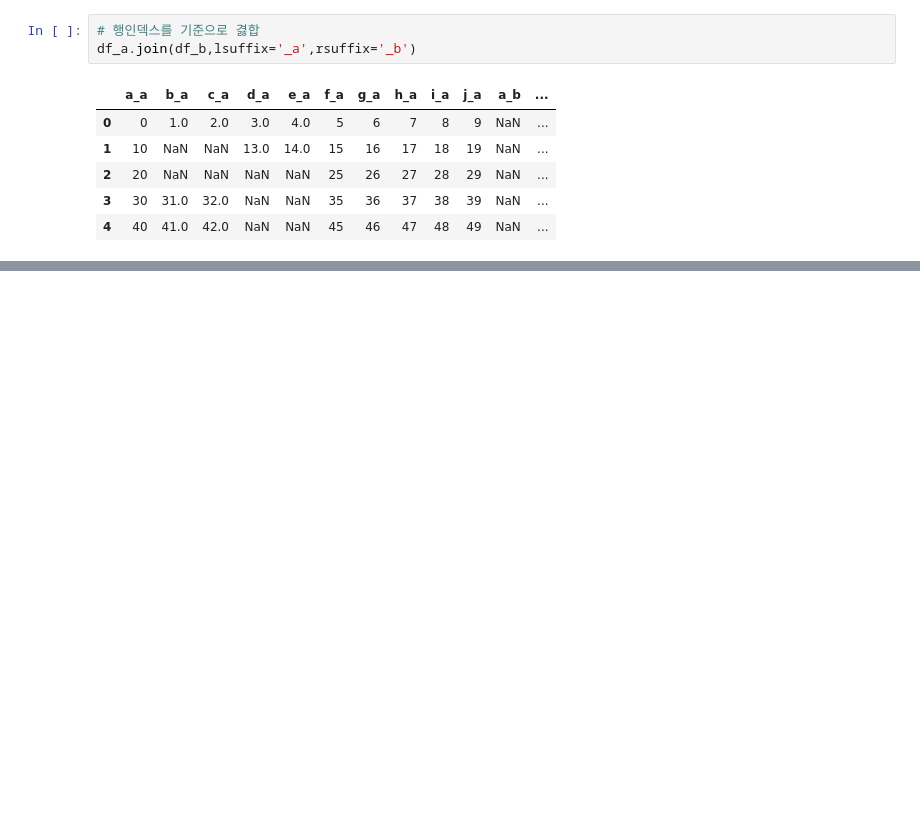
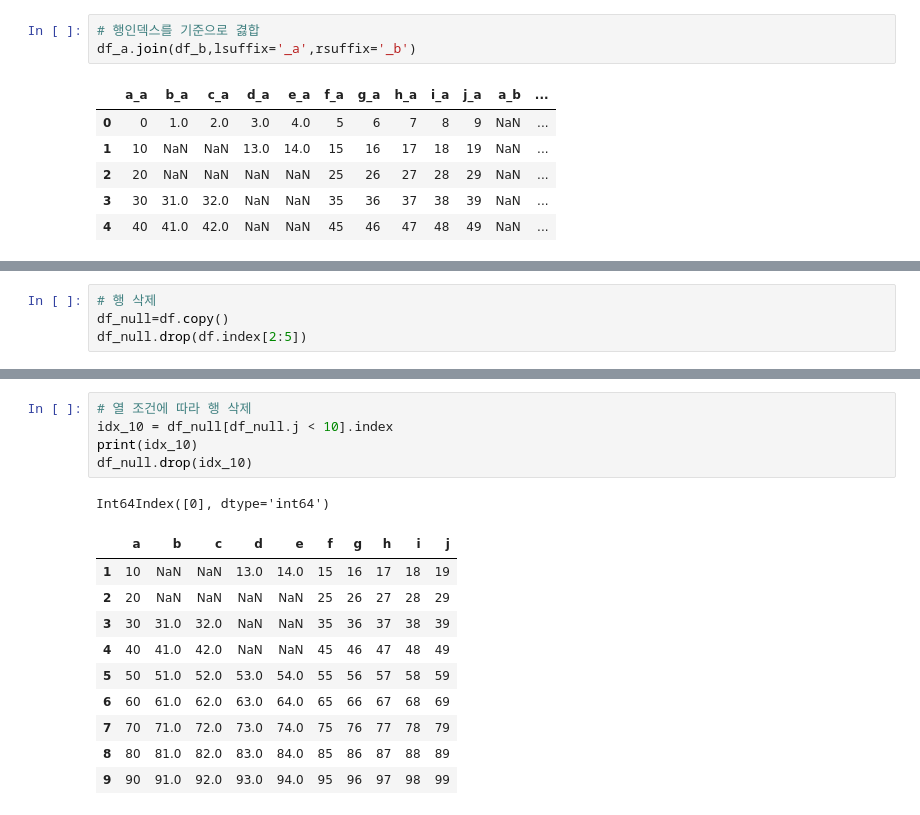
Before and after one commit to ilm52626/HKMD1_Complementary, a Jupyter notebook: m2_분석라이브러리/pandas/pandas_전처리연습_guide.ipynb, the cells around one changed output, grey strips where cells are left out. Cells and saved outputs as stored; diff of their text form; blank space fills up the shorter version.

```diff
--- a/m2_분석라이브러리/pandas/pandas_전처리연습_guide.ipynb
+++ b/m2_분석라이브러리/pandas/pandas_전처리연습_guide.ipynb
@@ -410,0 +588,4 @@ df_a.join(df_b,lsuffix='_a',rsuffix='_b')
+# %%
+# 행 삭제
+df_null=df.copy()
+df_null.drop(df.index[2:5])
@@ -410,0 +601,17 @@ df_a.join(df_b,lsuffix='_a',rsuffix='_b')
+# %%
+# 열 조건에 따라 행 삭제
+idx_10 = df_null[df_null.j < 10].index
+print(idx_10)
+df_null.drop(idx_10)
+# %% [output]
+Int64Index([0], dtype='int64')
+|  | a | b | c | d | e | f | g | h | i | j |
+| 1 | 10 | NaN | NaN | 13.0 | 14.0 | 15 | 16 | 17 | 18 | 19 |
+| 2 | 20 | NaN | NaN | NaN | NaN | 25 | 26 | 27 | 28 | 29 |
+| 3 | 30 | 31.0 | 32.0 | NaN | NaN | 35 | 36 | 37 | 38 | 39 |
+| 4 | 40 | 41.0 | 42.0 | NaN | NaN | 45 | 46 | 47 | 48 | 49 |
+| 5 | 50 | 51.0 | 52.0 | 53.0 | 54.0 | 55 | 56 | 57 | 58 | 59 |
+| 6 | 60 | 61.0 | 62.0 | 63.0 | 64.0 | 65 | 66 | 67 | 68 | 69 |
+| 7 | 70 | 71.0 | 72.0 | 73.0 | 74.0 | 75 | 76 | 77 | 78 | 79 |
+| 8 | 80 | 81.0 | 82.0 | 83.0 | 84.0 | 85 | 86 | 87 | 88 | 89 |
+| 9 | 90 | 91.0 | 92.0 | 93.0 | 94.0 | 95 | 96 | 97 | 98 | 99 |
```
Also changed, not shown: parts of 49 cells of this notebook.
